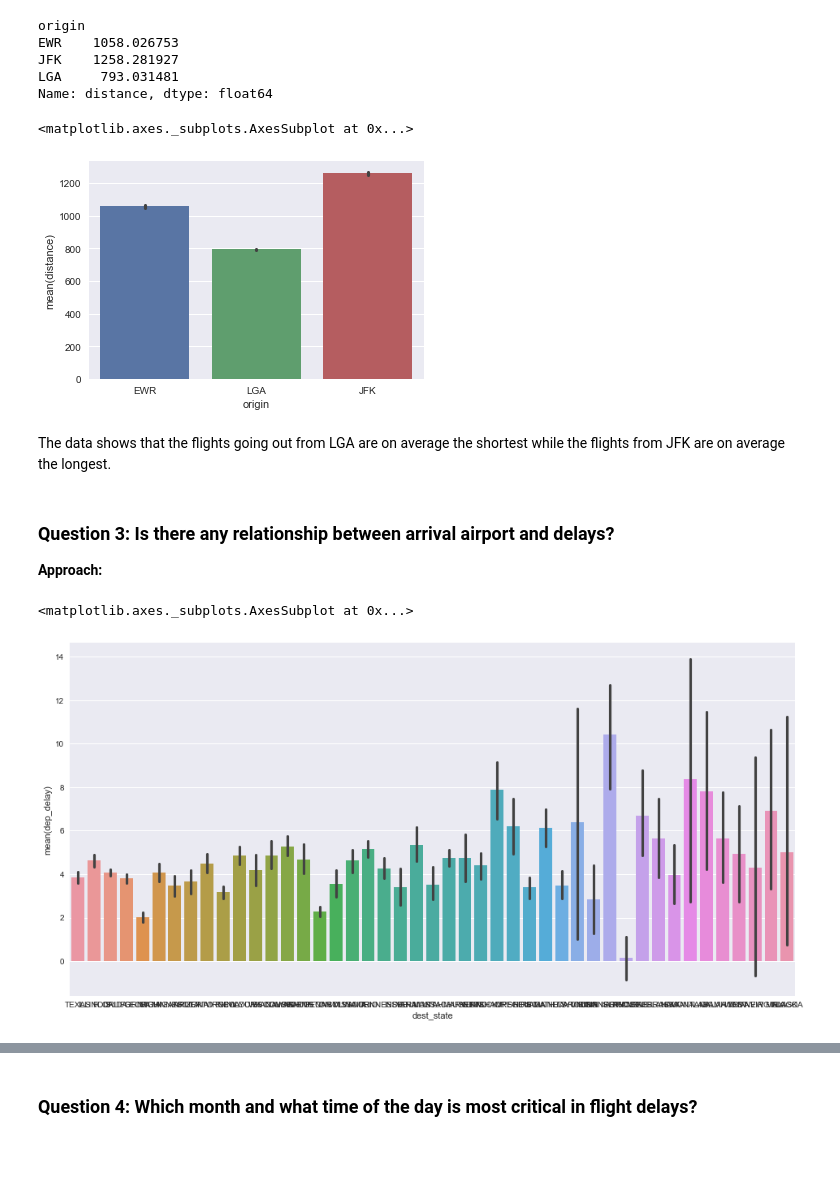
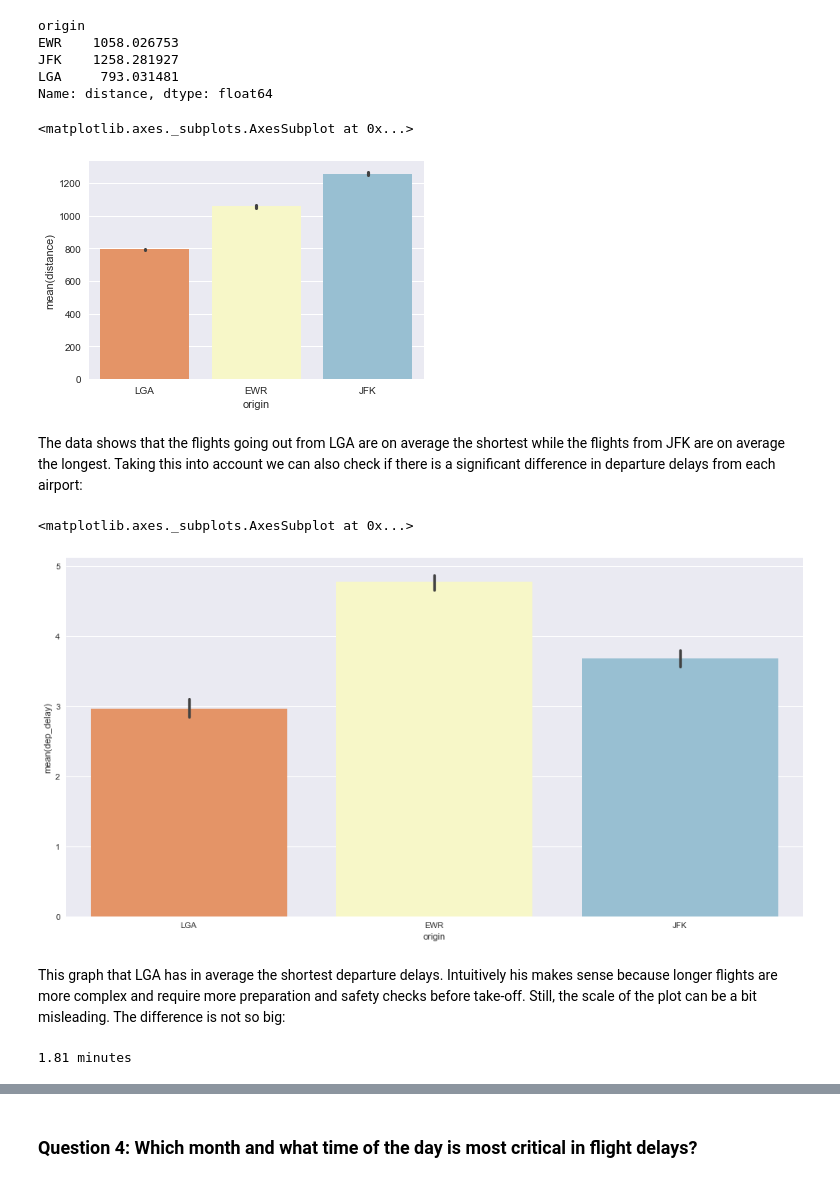
Before and after one commit to shiv-konar/Foundation-Project, a Jupyter notebook: Kalle/Project.ipynb, the cells around one changed output, grey strips where cells are left out. Cells and saved outputs as stored; diff of their text form; code cells hidden in the pictures; blank space fills up the shorter version.

```diff
--- a/Kalle/Project.ipynb
+++ b/Kalle/Project.ipynb
@@ -245,20 +242,24 @@ LGA     793.031481
 Name: distance, dtype: float64
 # %%
 import seaborn as sns
-
-sns.barplot(x='origin', y='distance', data=no_outlier_flights, estimator=np.mean)
+sns.barplot(x='origin', y='distance', data=no_outlier_flights, order=['LGA', 'EWR', 'JFK'], estimator=np.mean, palette='RdYlBu')
 # %% [output]
 <matplotlib.axes._subplots.AxesSubplot at 0x...>
-[figure, old version]
+[figure, new version]
 # %% [markdown]
-The data shows that the flights going out from LGA are on average the shortest while the flights from JFK are on average the longest.
+The data shows that the flights going out from LGA are on average the shortest while the flights from JFK are on average the longest. Taking this into account we can also check if there is a significant difference in departure delays from each airport:
-# %% [markdown]
-### Question 3: Is there any relationship between arrival airport and delays?
-
-**Approach:**
 # %%
 fig, ax = plt.subplots(figsize=(16,8))
-sns.barplot(x='dest_state', y='dep_delay', data=no_outlier_flights, estimator=np.mean, ax=ax)
+sns.barplot(x='origin', y='dep_delay', data=no_outlier_flights, order=['LGA', 'EWR', 'JFK'], palette='RdYlBu', estimator=np.mean, ax=ax)
 # %% [output]
 <matplotlib.axes._subplots.AxesSubplot at 0x...>
-[figure, old version]
+[figure, new version]
+# %% [markdown]
+This graph that LGA has in average the shortest departure delays. Intuitively his makes sense because longer flights are more complex and require more preparation and safety checks before take-off. Still, the scale of the plot can be a bit misleading. The difference is not so big:
+# %%
+delay_EWR_mean = no_outlier_flights[no_outlier_flights['origin']=='EWR'].dep_delay.mean()
+delay_LGA_mean = no_outlier_flights[no_outlier_flights['origin']=='LGA'].dep_delay.mean()
+
+print(round(delay_EWR_mean - delay_LGA_mean,2), 'minutes')
+# %% [output]
+1.81 minutes
```
Also changed, not shown: parts of 24 cells of this notebook, 3 other files.
